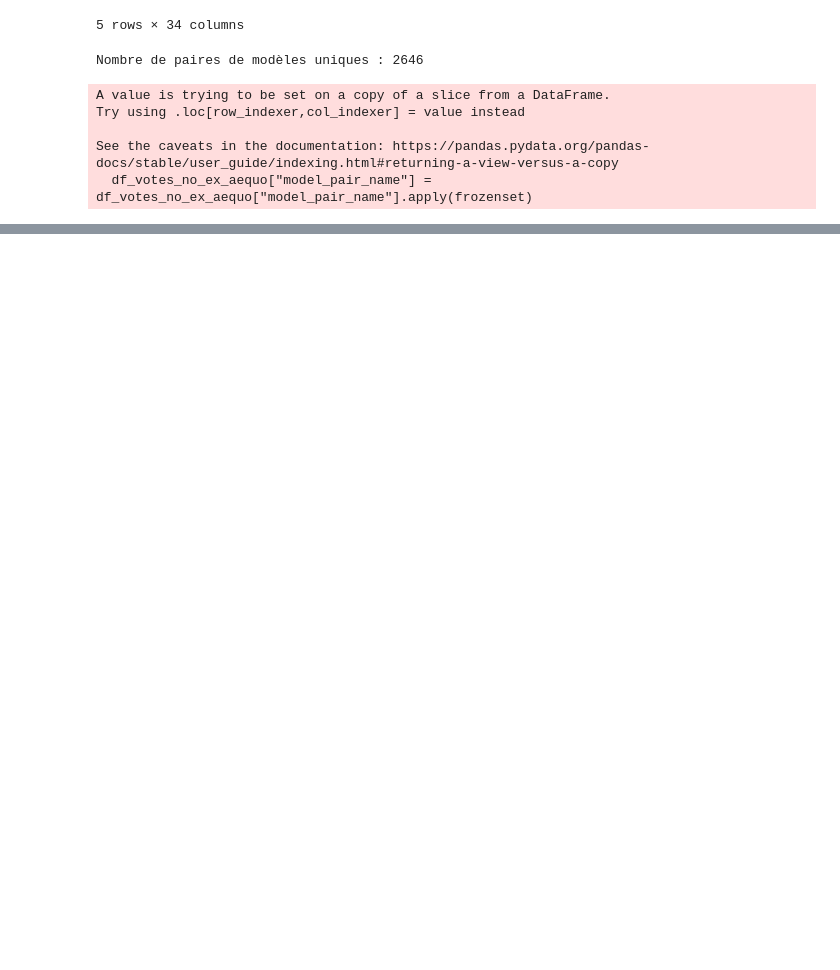
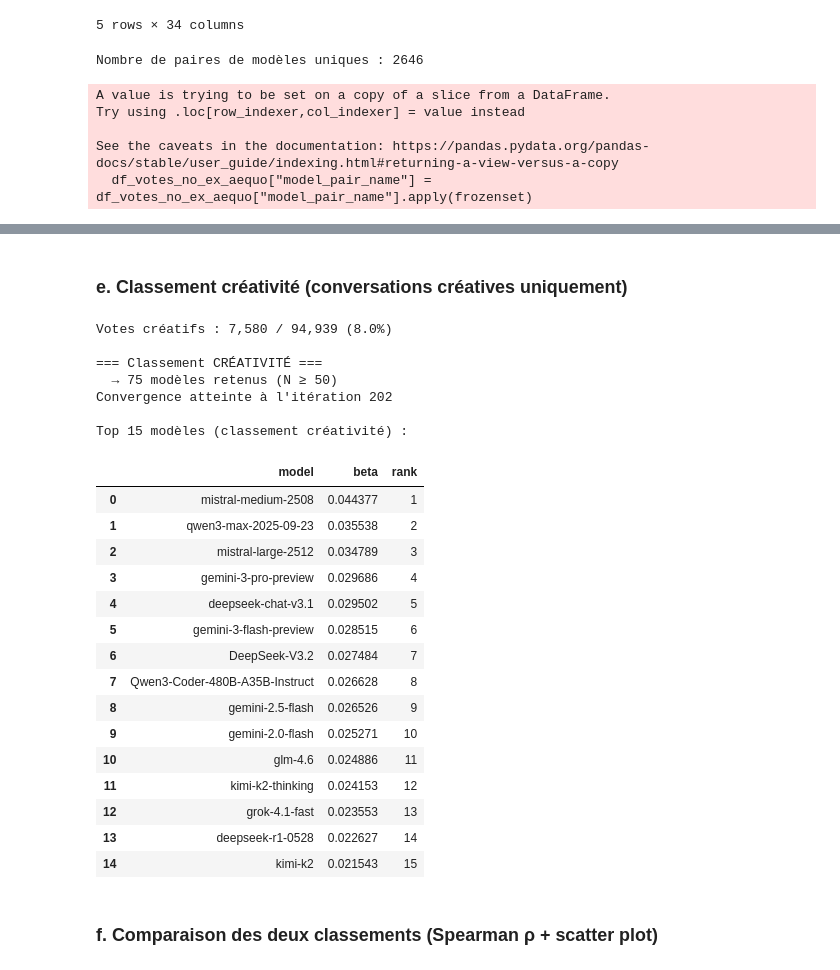
Before and after one commit to SarahL-1720/llm-creativity-eval, a Jupyter notebook: question2.ipynb, the cells around one changed output, grey strips where cells are left out. Saved outputs shown, nothing was run; the diff lists cells and outputs as text; code cells hidden in the pictures; blank space fills up the shorter version.

```diff
--- a/question2.ipynb
+++ b/question2.ipynb
@@ -100,0 +286,43 @@ for pair in unique_pairs:
+# %% [markdown]
+### e. Classement créativité (conversations créatives uniquement)
+# %%
+# Filtre : au moins l'une des deux conversations étiquetée comme créative
+df_votes_creative = df_votes_no_ex_aequo[
+    df_votes_no_ex_aequo['conv_creative_a'] | df_votes_no_ex_aequo['conv_creative_b']
+].copy()
+
+print(f"Votes créatifs : {len(df_votes_creative):,} / {len(df_votes_no_ex_aequo):,} "
+      f"({100 * len(df_votes_creative) / len(df_votes_no_ex_aequo):.1f}%)")
+
+print("\n=== Classement CRÉATIVITÉ ===")
+W_creative, models_creative = build_win_matrix(df_votes_creative)
+df_rank_creative = compute_ranking(W_creative, models_creative, N_min=N_MIN)
+
+print("\nTop 15 modèles (classement créativité) :")
+display(df_rank_creative.head(15))
+# %% [output]
+Votes créatifs : 7,580 / 94,939 (8.0%)
+
+=== Classement CRÉATIVITÉ ===
+  → 75 modèles retenus (N ≥ 50)
+Convergence atteinte à l'itération 202
+
+Top 15 modèles (classement créativité) :
+|  | model | beta | rank |
+| 0 | mistral-medium-2508 | 0.044377 | 1 |
+| 1 | qwen3-max-2025-09-23 | 0.035538 | 2 |
+| 2 | mistral-large-2512 | 0.034789 | 3 |
+| 3 | gemini-3-pro-preview | 0.029686 | 4 |
+| 4 | deepseek-chat-v3.1 | 0.029502 | 5 |
+| 5 | gemini-3-flash-preview | 0.028515 | 6 |
+| 6 | DeepSeek-V3.2 | 0.027484 | 7 |
+| 7 | Qwen3-Coder-480B-A35B-Instruct | 0.026628 | 8 |
+| 8 | gemini-2.5-flash | 0.026526 | 9 |
+| 9 | gemini-2.0-flash | 0.025271 | 10 |
+| 10 | glm-4.6 | 0.024886 | 11 |
+| 11 | kimi-k2-thinking | 0.024153 | 12 |
+| 12 | grok-4.1-fast | 0.023553 | 13 |
+| 13 | deepseek-r1-0528 | 0.022627 | 14 |
+| 14 | kimi-k2 | 0.021543 | 15 |
+# %% [markdown]
+### f. Comparaison des deux classements (Spearman ρ + scatter plot)
```
Also changed, not shown: parts of 14 cells of this notebook.
